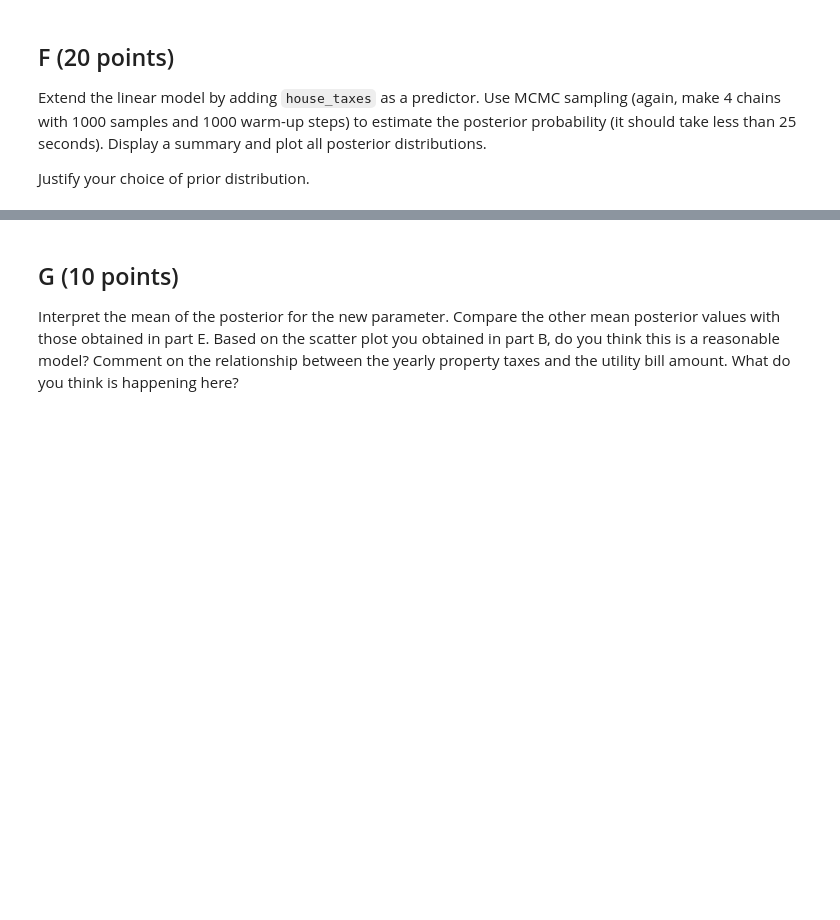
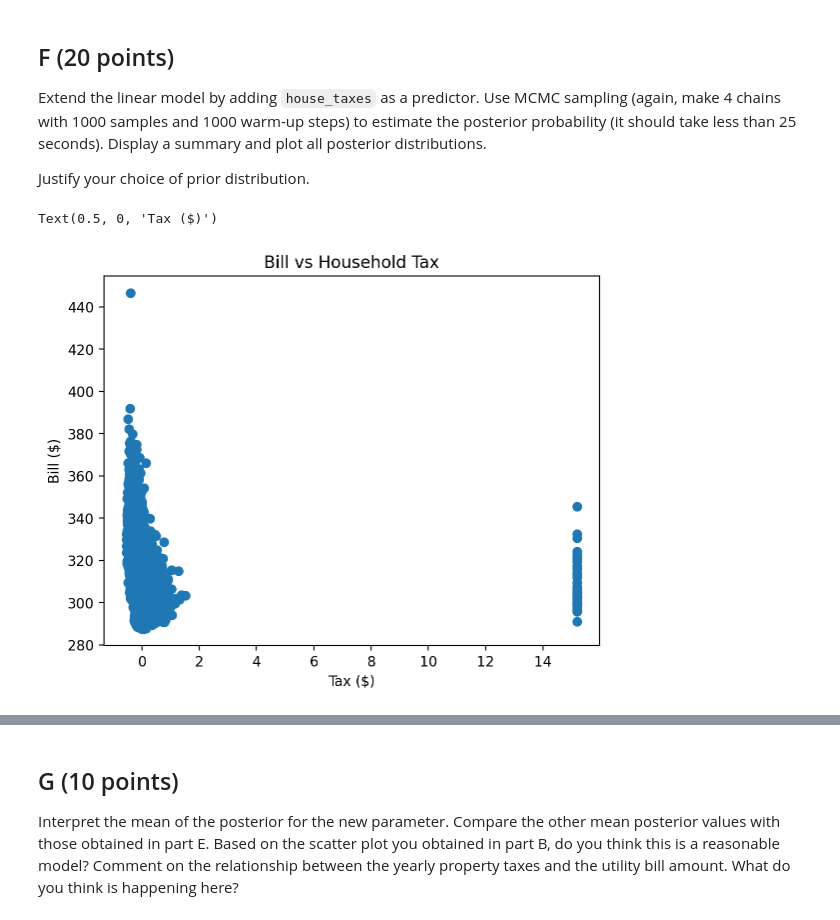
Before and after one commit to howardchen29/Math509, a Jupyter notebook: Midterm Exam.ipynb, the cells around one changed output, grey strips where cells are left out. Drawn from its saved outputs; the diff is of its cells as text; code cells hidden in the pictures; blank space fills up the shorter version.

```diff
--- a/Midterm Exam.ipynb
+++ b/Midterm Exam.ipynb
@@ -213,3 +224,11 @@ Based on the scatter plot obtained in part B, do you think this is a reasonable
 Extend the linear model by adding `house_taxes` as a predictor. Use MCMC sampling (again, make 4 chains with 1000 samples and 1000 warm-up steps) to estimate the posterior probability (it should take less than 25 seconds). Display a summary and plot all posterior distributions.
 
 Justify your choice of prior distribution.
+# %%
+plt.plot(data_std['house_taxes'],data_std['bill'],  'o')
+plt.title("Bill vs Household Tax")
+plt.ylabel("Bill ($)")
+plt.xlabel("Tax ($)")
+# %% [output]
+Text(0.5, 0, 'Tax ($)')
+[figure, added]
```
Also changed, not shown: parts of 14 cells of this notebook.
